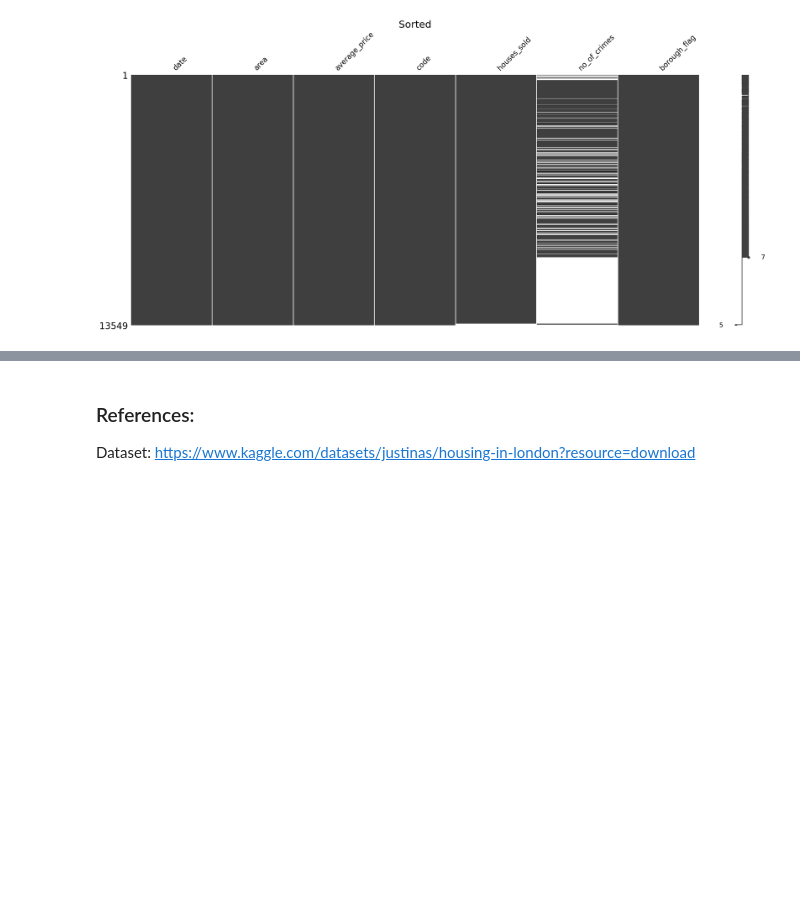
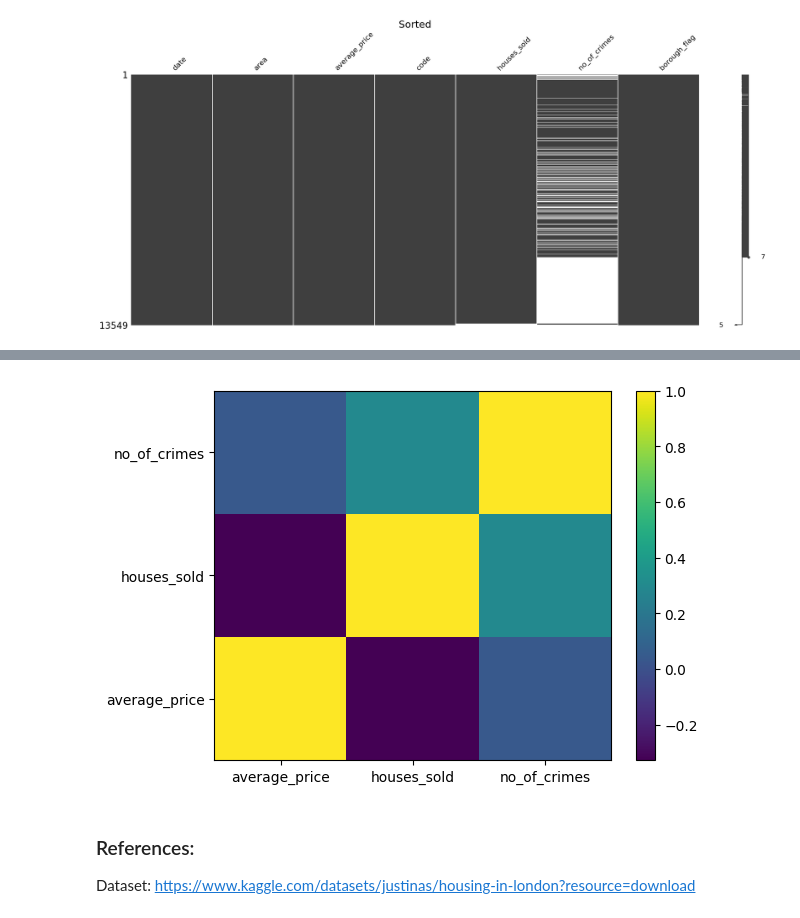
Before and after one commit to bennyandthejetss/ML_Lab1, a Jupyter notebook: Lab1.ipynb, the cells around one changed output, grey strips where cells are left out. Saved outputs shown, nothing was run; the diff lists cells and outputs as text; code cells hidden in the pictures; blank space fills up the shorter version.

```diff
--- a/Lab1.ipynb
+++ b/Lab1.ipynb
@@ -147,3 +167,15 @@ memory usage: 529.4+ KB
+# %%
+# plot the correlation matrix
+vars_to_use = ['average_price', 'houses_sold', 'no_of_crimes'] # pick vars
+plt.pcolor(df_imputed_sic[vars_to_use].corr()) # do the feature correlation plot
+
+# fill in the indices
+plt.yticks(np.arange(0.5, len(vars_to_use), 1), vars_to_use)
+plt.xticks(np.arange(0.5, len(vars_to_use), 1), vars_to_use)
+plt.colorbar()
+plt.show()
+# %% [output]
+[figure, added]
 # %% [markdown]
 ### References:
 
```
Also changed, not shown: parts of 6 cells of this notebook.
